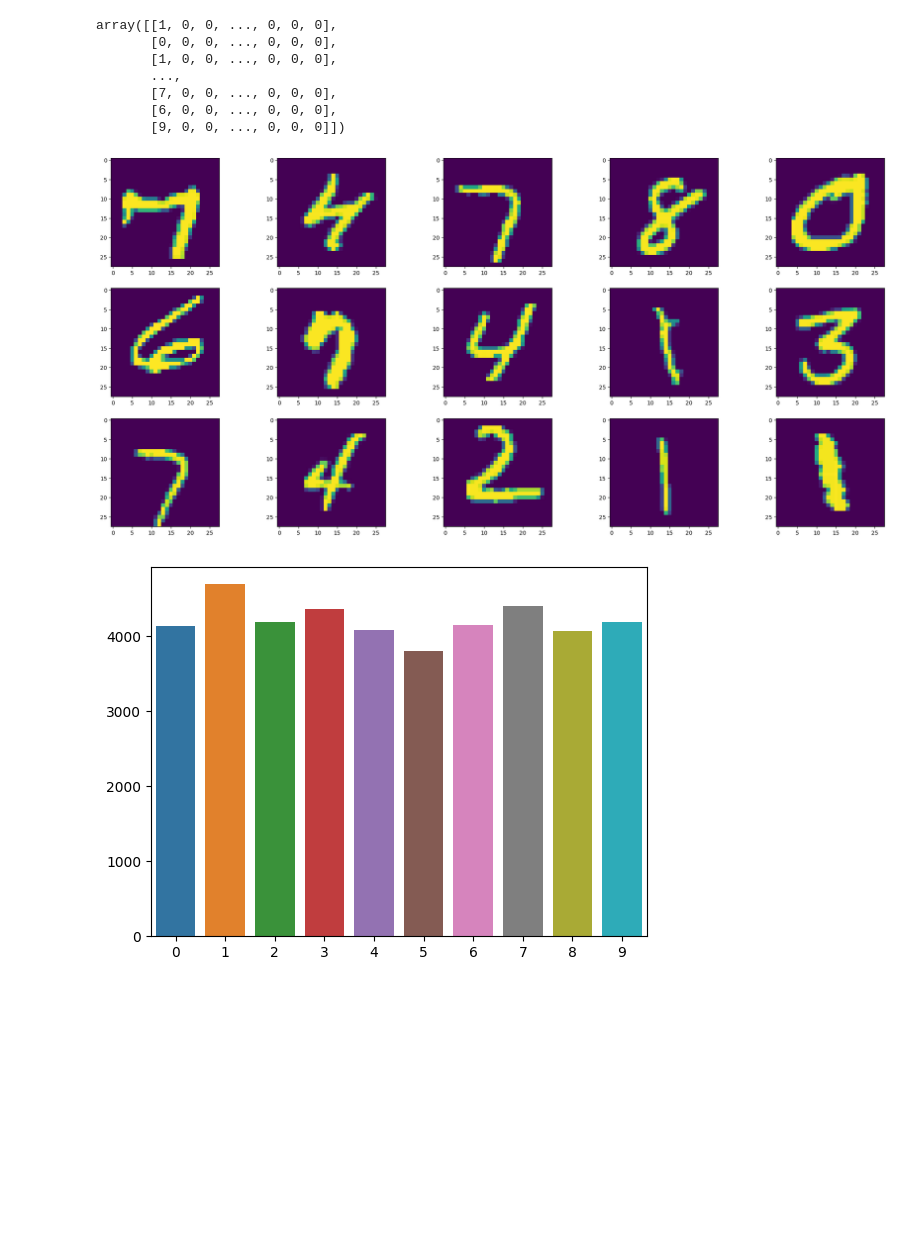
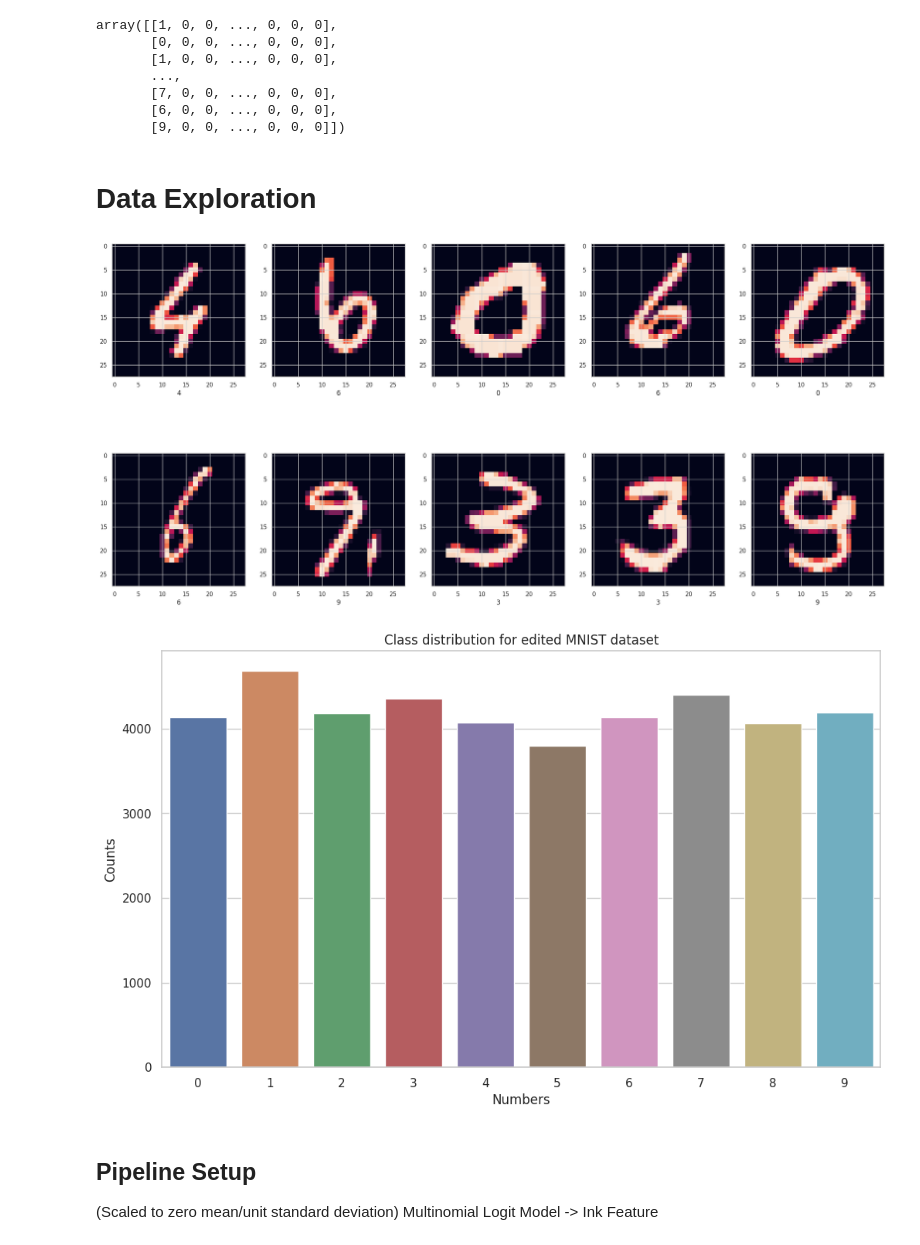
Before and after one commit to gusluchetti/uu-pattern-recognition, a Jupyter notebook: pr_data_analysis.ipynb, the cells around one changed output. Drawn from its saved outputs; the diff is of its cells as text; code cells hidden in the pictures; blank space fills up the shorter version.

```diff
--- a/pr_data_analysis.ipynb
+++ b/pr_data_analysis.ipynb
@@ -4,6 +4,10 @@ import numpy as np
 import pandas as pd
 import matplotlib.pyplot as plt
 import seaborn as sns
+# %%
+# configuring figure/plot params
+custom_params = {'figure.figsize':(12,7)}
+sns.set_theme(style="whitegrid", rc=custom_params)
 # %%
 mnist_data = pd.read_csv('mnist.csv').values
 mnist_data
@@ -15,23 +19,33 @@ array([[1, 0, 0, ..., 0, 0, 0],
        [7, 0, 0, ..., 0, 0, 0],
        [6, 0, 0, ..., 0, 0, 0],
        [9, 0, 0, ..., 0, 0, 0]])
+# %% [markdown]
+# Data Exploration
 # %%
 labels = mnist_data[:,0] # 0 to 9
 digits = mnist_data[:, 1:] # 42000 digits
 img_size = 28
 
-fig = plt.figure(figsize=(26,12))
+fig = plt.figure(figsize=(26,13))
 columns = 5
-rows = 3
+rows = 2
 for i in range(1, columns*rows +1):
     fig.add_subplot(rows, columns, i)
-    plt.imshow(digits[random.randrange(0,len(digits))].reshape(img_size, img_size))
+    random_index = random.randrange(0, len(digits))
+    plt.imshow(digits[random_index].reshape(img_size, img_size))
+    plt.xlabel(str(labels[random_index]))
 plt.show()
 # %% [output]
-[figure, old version]
+[figure, new version]
 # %%
 unique, counts = np.unique(labels, return_counts=True)
 ax = sns.barplot(x=unique,y=counts)
+plt.title("Class distribution for edited MNIST dataset")
+plt.ylabel("Counts")
+plt.xlabel("Numbers")
 plt.show()
 # %% [output]
-[figure, old version]
+[figure, new version]
+# %% [markdown]
+## Pipeline Setup
+(Scaled to zero mean/unit standard deviation) Multinomial Logit Model -> Ink Feature
```
Also changed, not shown: parts of 3 cells of this notebook, 1 other file.
